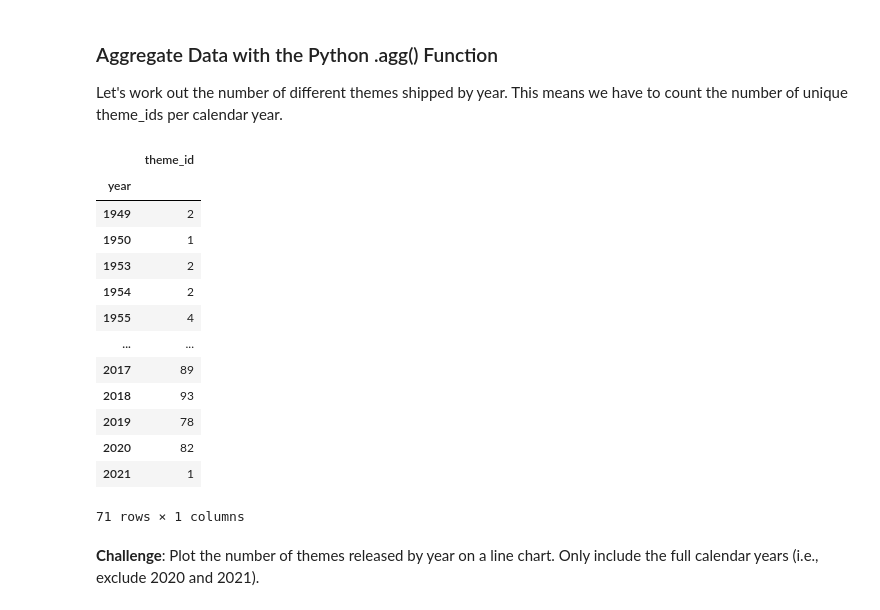
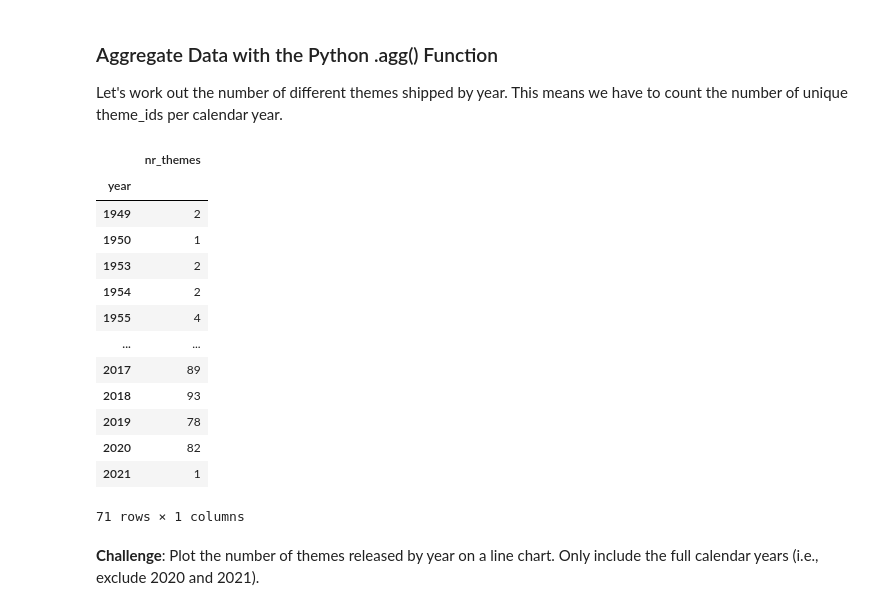
Before and after one commit to SadSack963/day-73_LEGO_aggregate, a Jupyter notebook: Lego_Analysis_for_Course_(start).ipynb, the cells around one changed output. Cells and saved outputs as stored; diff of their text form; code cells hidden in the pictures.

Commit message:
Aggregate and chart the number of themes per year

```diff
--- a/Lego_Analysis_for_Course_(start).ipynb
+++ b/Lego_Analysis_for_Course_(start).ipynb
@@ -216,22 +216,23 @@ Let's work out the number of different themes shipped by year. This means we hav
 # %%
 # sets_df.groupby('year') is a DataFrameGroupBy object
 #   <pandas.core.groupby.generic.DataFrameGroupBy object at 0x0000021C26AA2670>
 # pd.Series.nunique is a function name
 #   <function pandas.core.base.IndexOpsMixin.nunique(self, dropna: bool = True) -> int>
 
 # DataFrame.agg(func=None, axis=0, *args, **kwargs)
 #   func: function, str, list or dict
 #   axis: {0 or ‘index’, 1 or ‘columns’}, default 0
 #   Returns:
 #     scalar : when Series.agg is called with single function
 #     Series : when DataFrame.agg is called with a single function
 #     DataFrame : when DataFrame.agg is called with several functions
 # Here we are passing a dictionary of {axis labels: function names}
 
 themes_by_year = sets_df.groupby('year').agg(func={'theme_id': pd.Series.nunique})
+themes_by_year.rename(columns={'theme_id': 'nr_themes'}, inplace=True)
 themes_by_year
 # %% [output]
-|  | theme_id |
+|  | nr_themes |
 | year |  |
 | 1949 | 2 |
 | 1950 | 1 |
```
Also changed, not shown: parts of 2 cells of this notebook.
